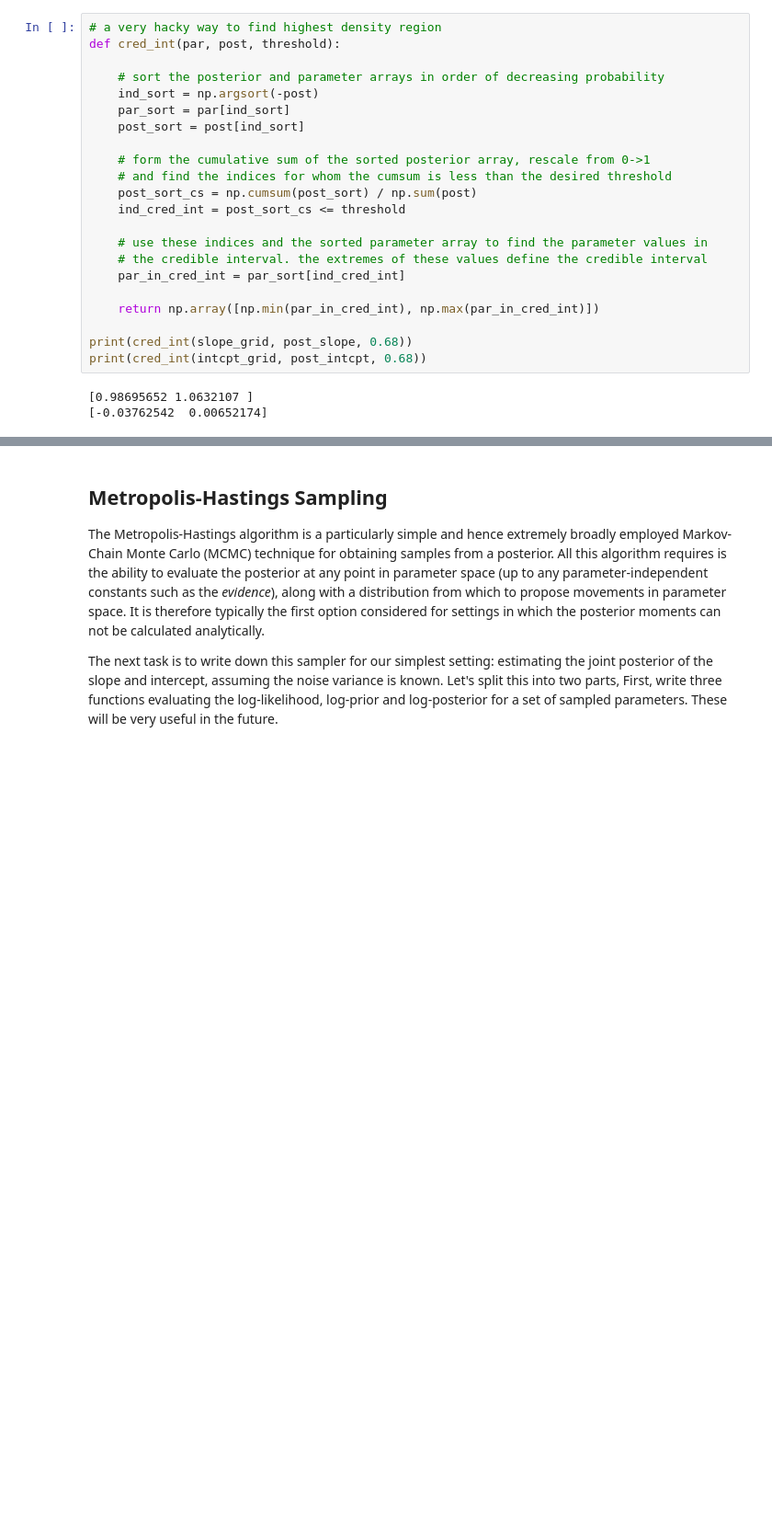
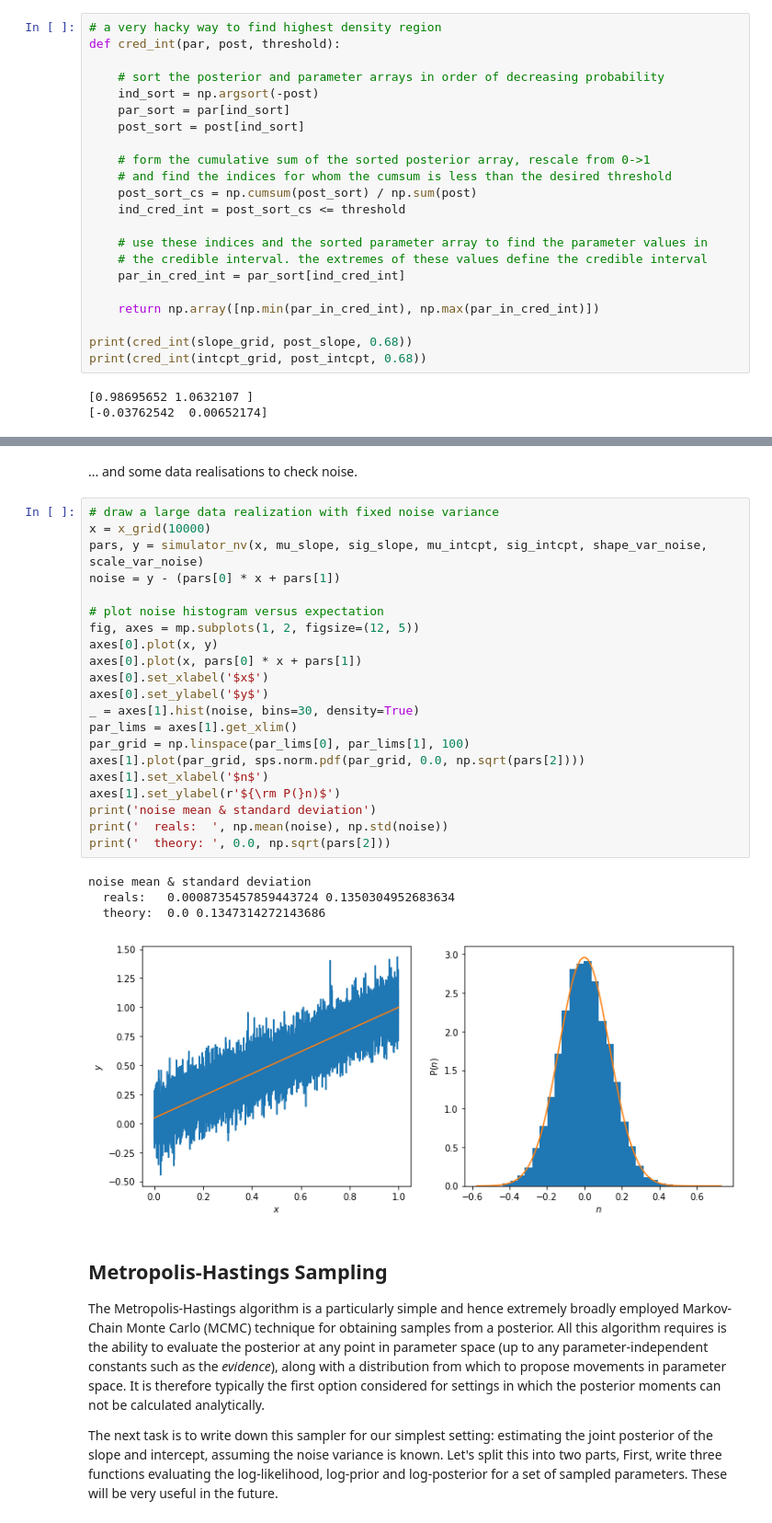
Before and after one commit to sfeeney/ahw19, a Jupyter notebook: ahw_complete.ipynb, the cells around one changed output, grey strips where cells are left out. Shown at 92% size. Cells and saved outputs as stored; diff of their text form; blank space fills up the shorter version.

```diff
--- a/ahw_complete.ipynb
+++ b/ahw_complete.ipynb
@@ -307,3 +302,31 @@ print(cred_int(intcpt_grid, post_intcpt, 0.68))
+# %% [markdown]
+... and some data realisations to check noise.
+# %%
+# draw a large data realization with fixed noise variance
+x = x_grid(10000)
+pars, y = simulator_nv(x, mu_slope, sig_slope, mu_intcpt, sig_intcpt, shape_var_noise, scale_var_noise)
+noise = y - (pars[0] * x + pars[1])
+
+# plot noise histogram versus expectation
+fig, axes = mp.subplots(1, 2, figsize=(12, 5))
+axes[0].plot(x, y)
+axes[0].plot(x, pars[0] * x + pars[1])
+axes[0].set_xlabel('$x$')
+axes[0].set_ylabel('$y$')
+_ = axes[1].hist(noise, bins=30, density=True)
+par_lims = axes[1].get_xlim()
+par_grid = np.linspace(par_lims[0], par_lims[1], 100)
+axes[1].plot(par_grid, sps.norm.pdf(par_grid, 0.0, np.sqrt(pars[2])))
+axes[1].set_xlabel('$n$')
+axes[1].set_ylabel(r'${\rm P(}n)$')
+print('noise mean & standard deviation')
+print('  reals:  ', np.mean(noise), np.std(noise))
+print('  theory: ', 0.0, np.sqrt(pars[2]))
+# %% [output]
+noise mean & standard deviation
+  reals:   0.0008735457859443724 0.1350304952683634
+  theory:  0.0 0.1347314272143686
+[figure, added]
 # %% [markdown]
 ## Metropolis-Hastings Sampling
 
```
Also changed, not shown: parts of 7 cells of this notebook.
